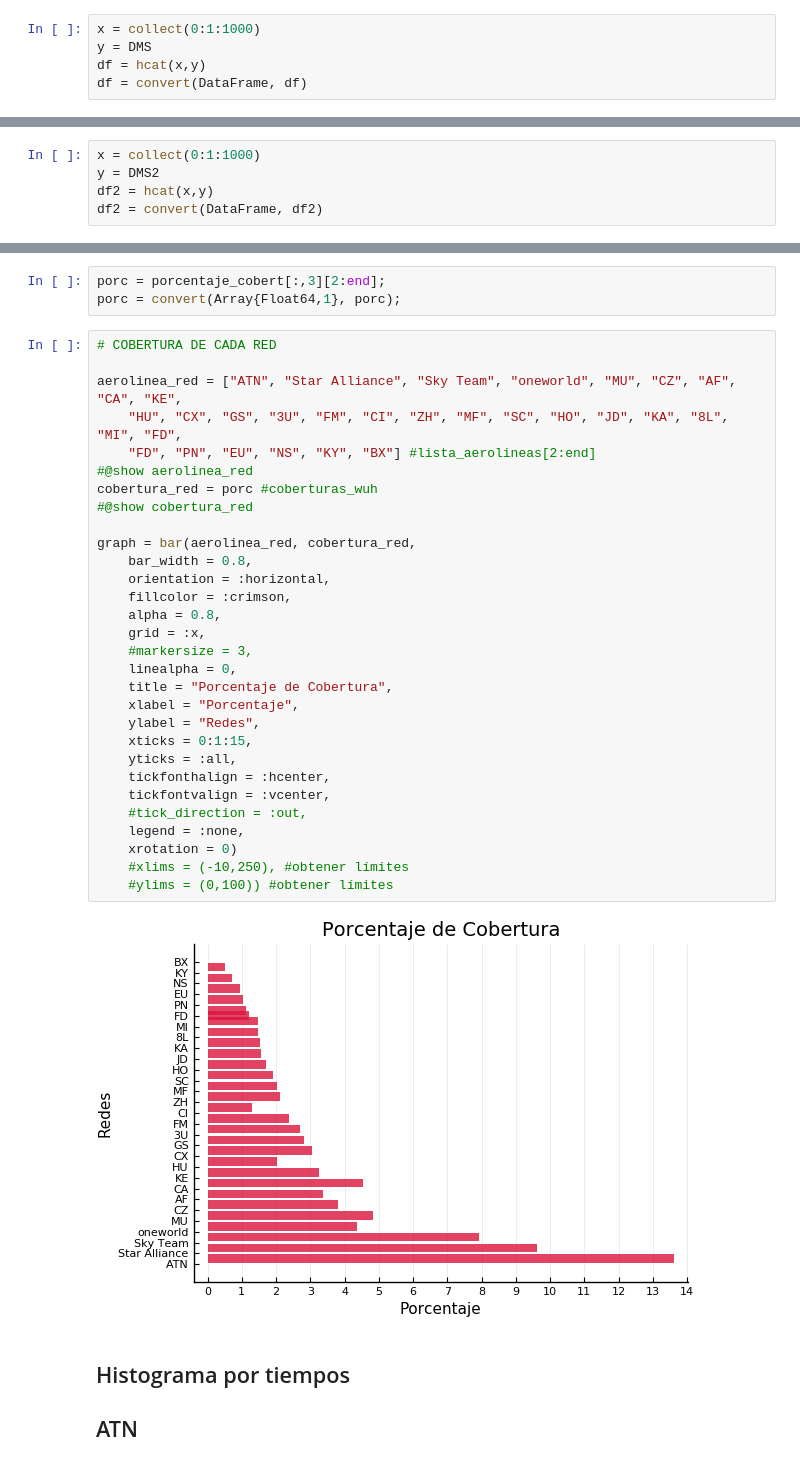
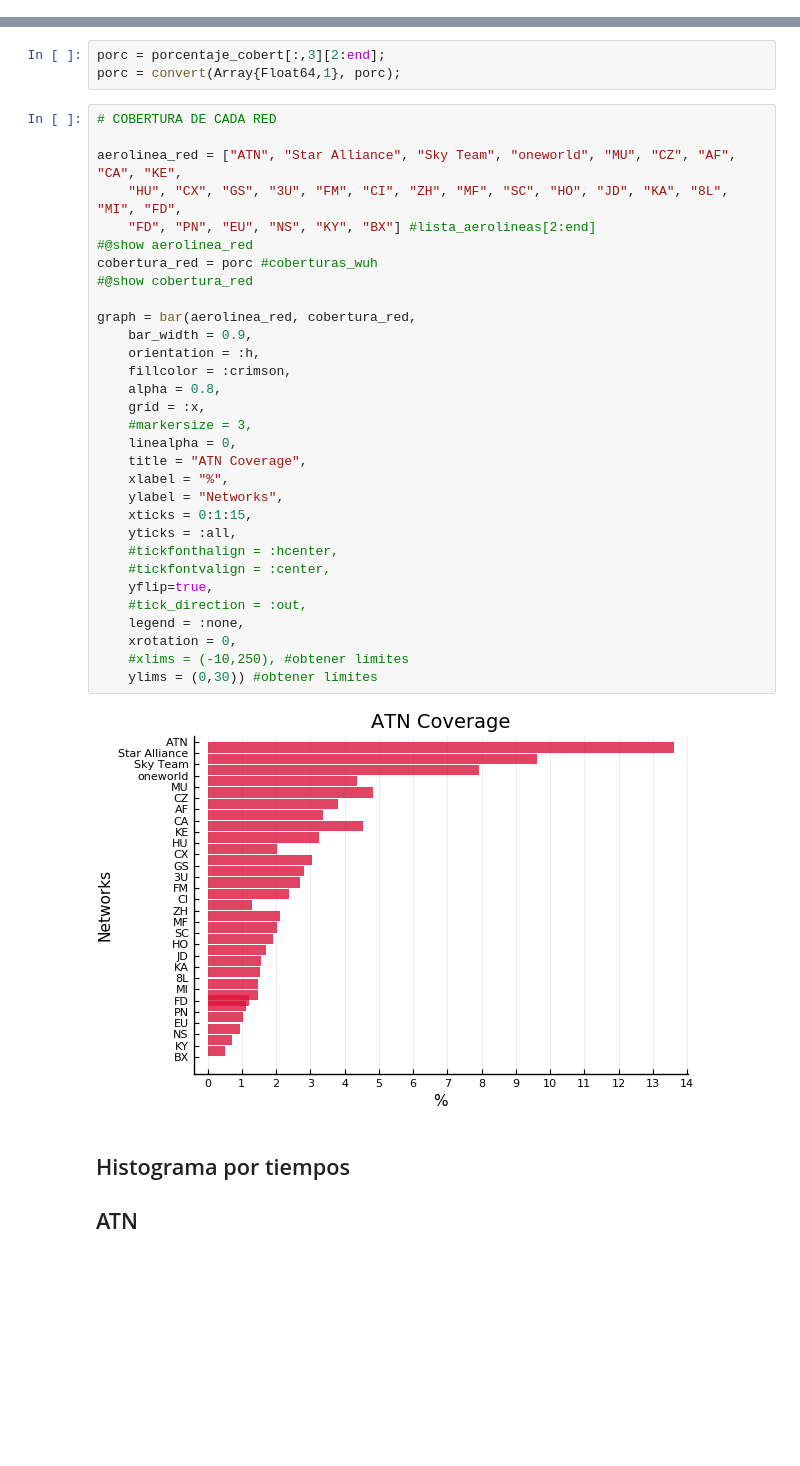
Before and after one commit to Yuriyama/Coronavirus, a Jupyter notebook: Graficas.ipynb, the cells around one changed output, grey strips where cells are left out. Cells and saved outputs as stored; diff of their text form; blank space fills up the shorter version.

```diff
--- a/Graficas.ipynb
+++ b/Graficas.ipynb
@@ -380,5 +238,0 @@ DMS
-# %%
-x = collect(0:1:1000)
-y = DMS
-df = hcat(x,y)
-df = convert(DataFrame, df)
@@ -594,5 +238,0 @@ DMS2
-# %%
-x = collect(0:1:1000)
-y = DMS2
-df2 = hcat(x,y)
-df2 = convert(DataFrame, df2)
@@ -1118,35 +323,36 @@ porc = convert(Array{Float64,1}, porc);
 # %%
 # COBERTURA DE CADA RED
 
 aerolinea_red = ["ATN", "Star Alliance", "Sky Team", "oneworld", "MU", "CZ", "AF", "CA", "KE",
     "HU", "CX", "GS", "3U", "FM", "CI", "ZH", "MF", "SC", "HO", "JD", "KA", "8L", "MI", "FD",
     "FD", "PN", "EU", "NS", "KY", "BX"] #lista_aerolineas[2:end]
 #@show aerolinea_red
 cobertura_red = porc #coberturas_wuh
 #@show cobertura_red
 
 graph = bar(aerolinea_red, cobertura_red,
-    bar_width = 0.8,
-    orientation = :horizontal,
+    bar_width = 0.9,
+    orientation = :h,
     fillcolor = :crimson,
     alpha = 0.8,
     grid = :x,
     #markersize = 3,
     linealpha = 0,
-    title = "Porcentaje de Cobertura",
-    xlabel = "Porcentaje",
-    ylabel = "Redes",
+    title = "ATN Coverage",
+    xlabel = "%",
+    ylabel = "Networks",
     xticks = 0:1:15,
     yticks = :all,
-    tickfonthalign = :hcenter,
-    tickfontvalign = :vcenter,
+    #tickfonthalign = :hcenter,
+    #tickfontvalign = :center,
+    yflip=true,
     #tick_direction = :out,
     legend = :none,
-    xrotation = 0)
+    xrotation = 0,
     #xlims = (-10,250), #obtener límites
-    #ylims = (0,100)) #obtener límites
+    ylims = (0,30)) #obtener límites
 # %% [output]
-[figure, old version]
+[figure, new version]
 # %% [markdown]
 ## Histograma por tiempos
 ## ATN
```
Also changed, not shown: parts of 90 cells of this notebook, 1 other file.
